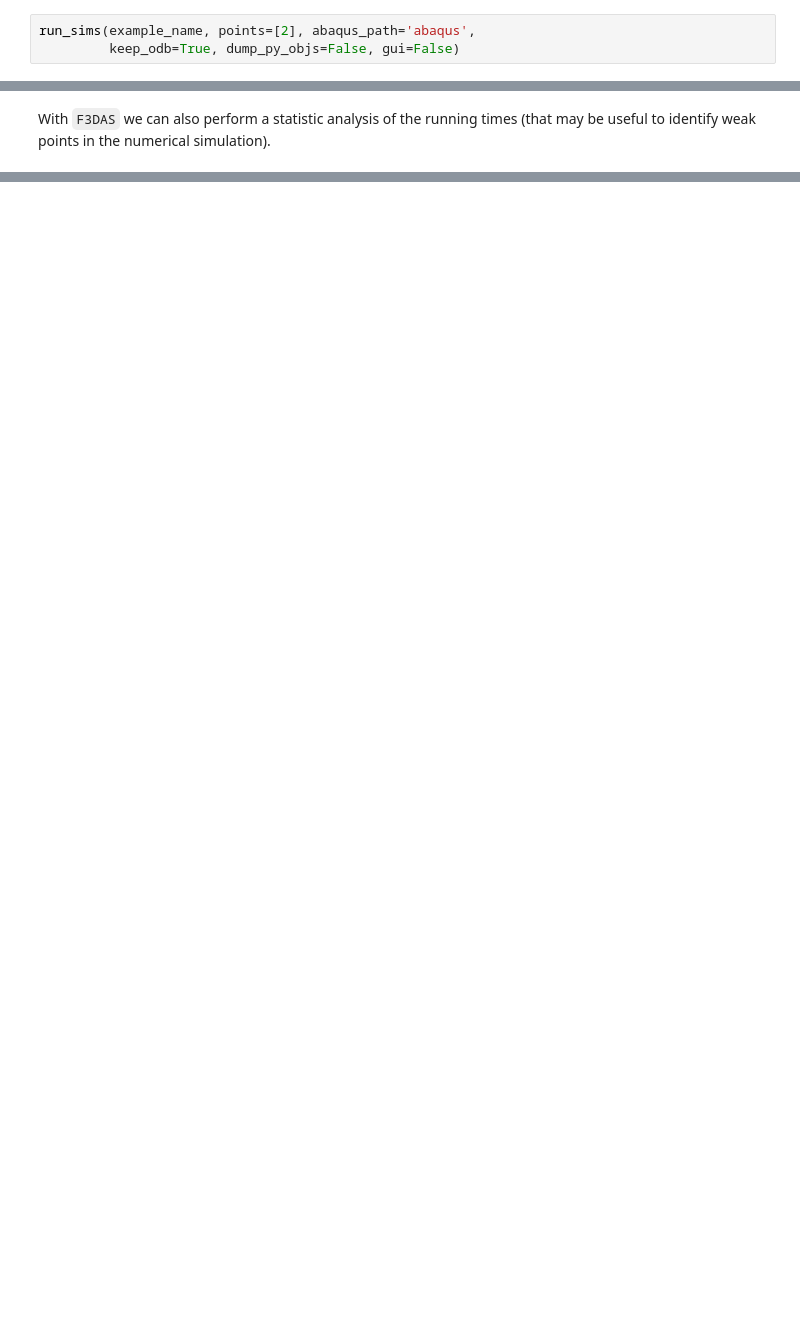
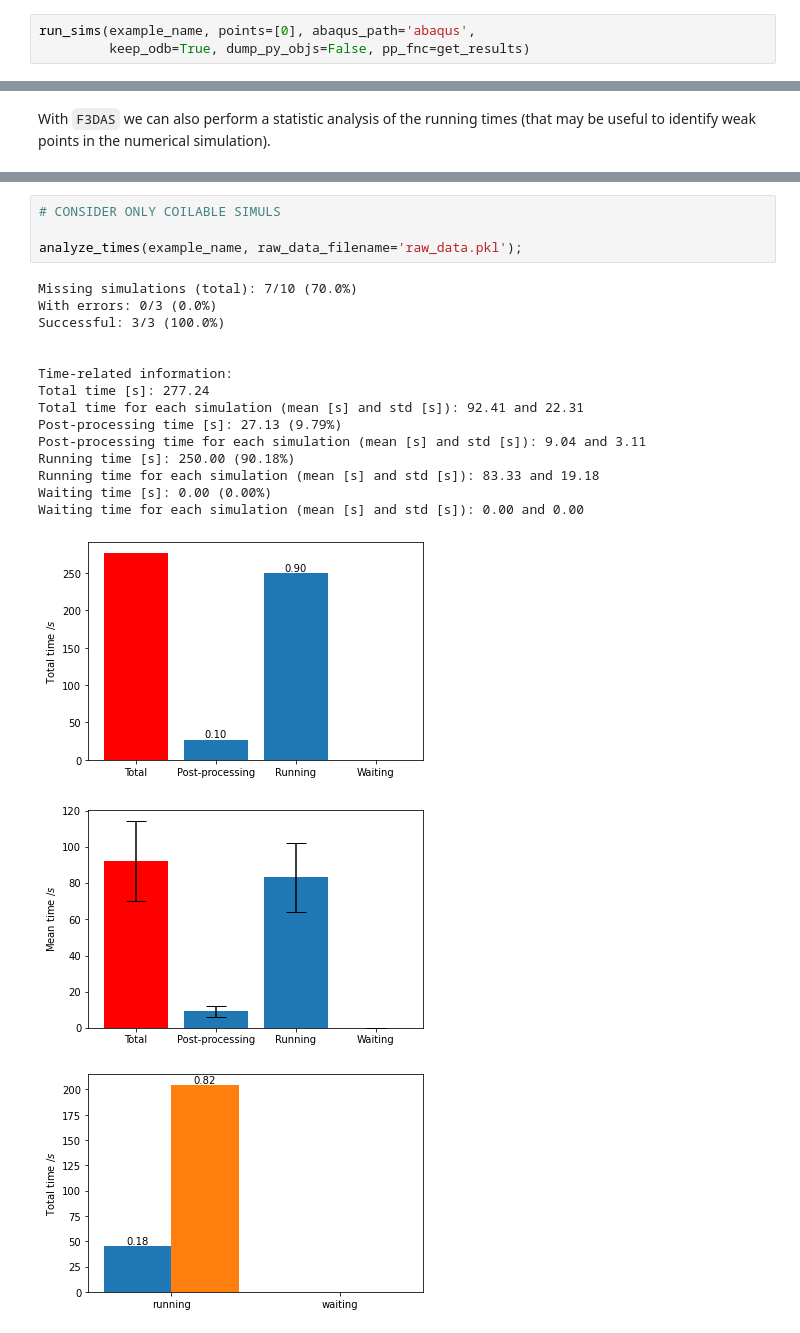
Before and after one commit to bessagroup/f3dasm, a Jupyter notebook: examples/supercompressible/example_supercompressible_fnc.ipynb, the cells around one changed output, grey strips where cells are left out. Cells and saved outputs as stored; diff of their text form; blank space fills up the shorter version.

Commit message:
added most recent versions of jupyter notebooks for supercompressible examples

````diff
--- a/examples/supercompressible/example_supercompressible_fnc.ipynb
+++ b/examples/supercompressible/example_supercompressible_fnc.ipynb
@@ -194,5 +162,5 @@ if __name__ == '__main__':
     run_sims(example_name)
 ```
 # %%
-run_sims(example_name, points=[2], abaqus_path='abaqus',
-         keep_odb=True, dump_py_objs=False, gui=False)
+run_sims(example_name, points=[0], abaqus_path='abaqus',
+         keep_odb=True, dump_py_objs=False, pp_fnc=get_results)
@@ -250,0 +201,22 @@ Waiting time for each simulation (mean [s] and std [s]): 0.00 and nan
+# %%
+# CONSIDER ONLY COILABLE SIMULS
+
+analyze_times(example_name, raw_data_filename='raw_data.pkl');
+# %% [output]
+Missing simulations (total): 7/10 (70.0%)
+With errors: 0/3 (0.0%)
+Successful: 3/3 (100.0%)
+
+
+Time-related information:
+Total time [s]: 277.24
+Total time for each simulation (mean [s] and std [s]): 92.41 and 22.31
+Post-processing time [s]: 27.13 (9.79%)
+Post-processing time for each simulation (mean [s] and std [s]): 9.04 and 3.11
+Running time [s]: 250.00 (90.18%)
+Running time for each simulation (mean [s] and std [s]): 83.33 and 19.18
+Waiting time [s]: 0.00 (0.00%)
+Waiting time for each simulation (mean [s] and std [s]): 0.00 and 0.00
+[figure, added]
+[figure, added]
+[figure, added]
````
Also changed, not shown: parts of 28 cells of this notebook, 1 other file.
